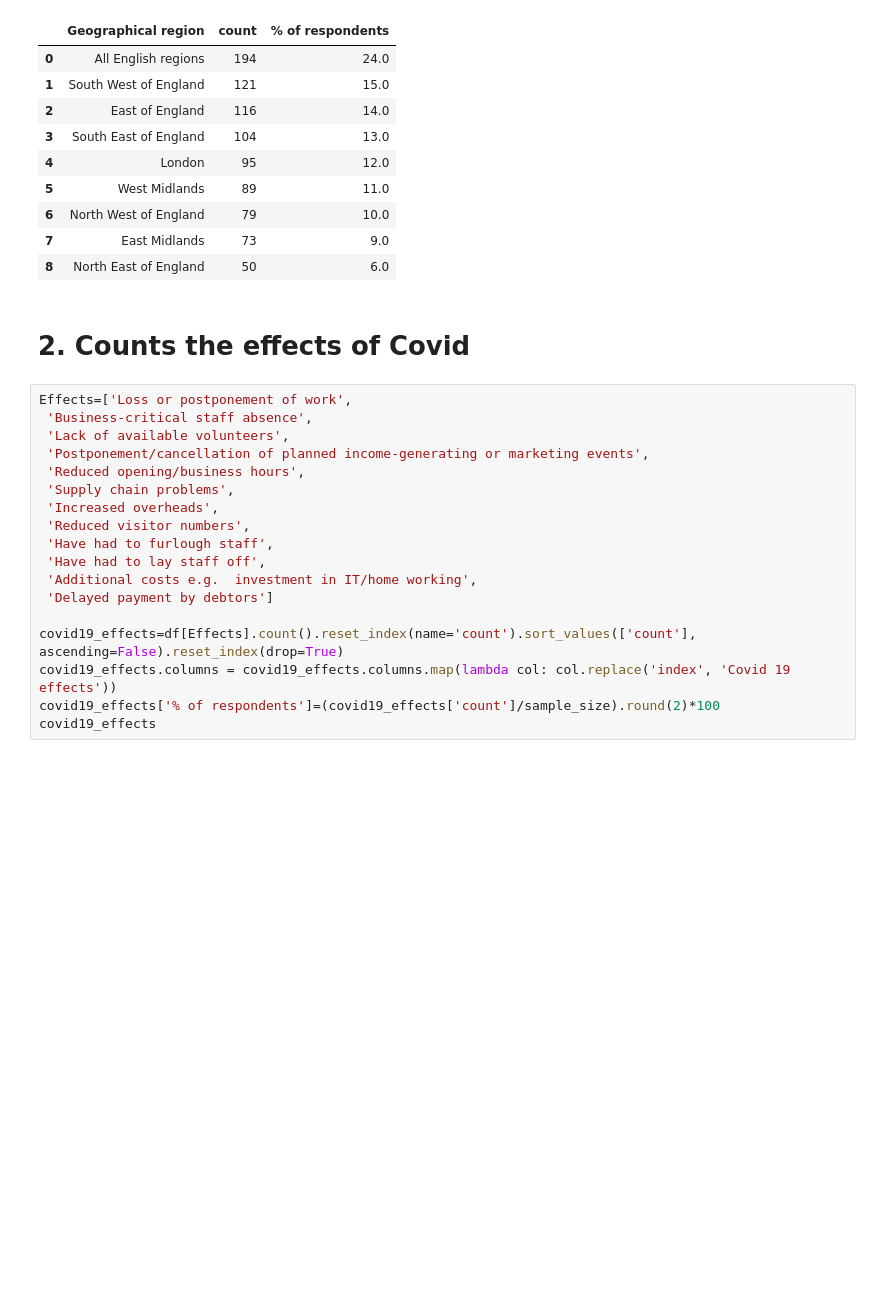
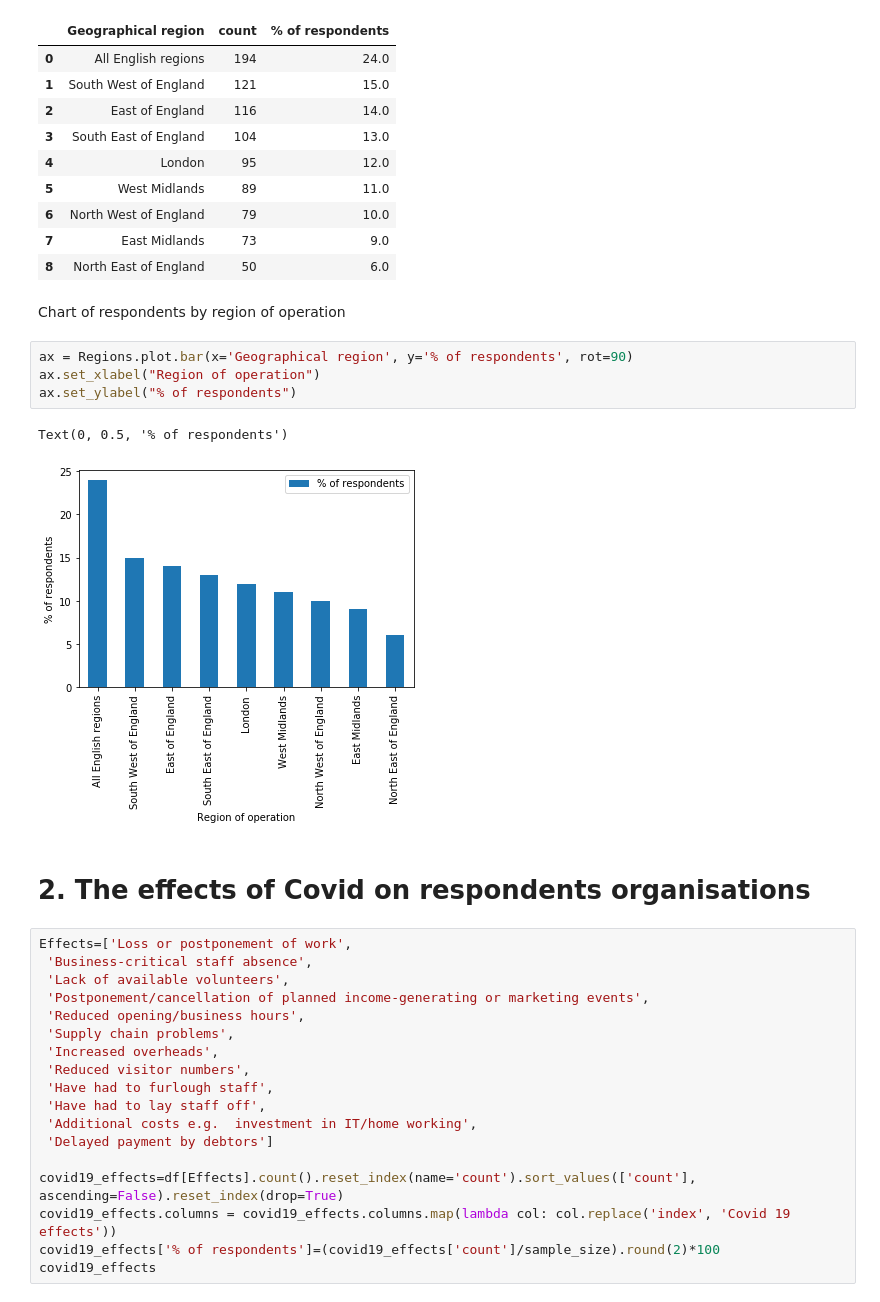
Before and after one commit to johnardavies/Analysis_of_effects_of_covid_in_uk_heritage_sector, a Jupyter notebook: Covid_heritage.ipynb, the cells around one changed output. Saved outputs shown, nothing was run; the diff lists cells and outputs as text; blank space fills up the shorter version.

```diff
--- a/Covid_heritage.ipynb
+++ b/Covid_heritage.ipynb
@@ -124,8 +142,17 @@ Regions
 | 6 | North West of England | 79 | 10.0 |
 | 7 | East Midlands | 73 | 9.0 |
 | 8 | North East of England | 50 | 6.0 |
+# %% [markdown]
+Chart of respondents by region of operation
+# %%
+ax = Regions.plot.bar(x='Geographical region', y='% of respondents', rot=90)
+ax.set_xlabel("Region of operation")
+ax.set_ylabel("% of respondents")
+# %% [output]
+Text(0, 0.5, '% of respondents')
+[figure, added]
 # %% [markdown]
-# 2. Counts the effects of Covid
+# 2. The effects of Covid on respondents organisations
 # %%
 Effects=['Loss or postponement of work',
  'Business-critical staff absence',
```
Also changed, not shown: parts of 11 cells of this notebook.
